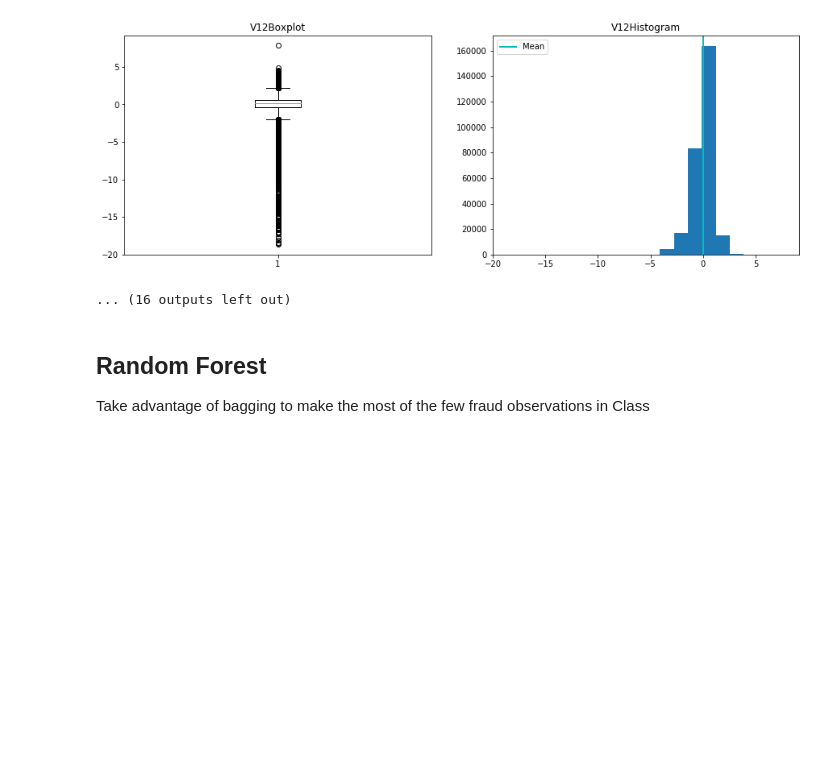
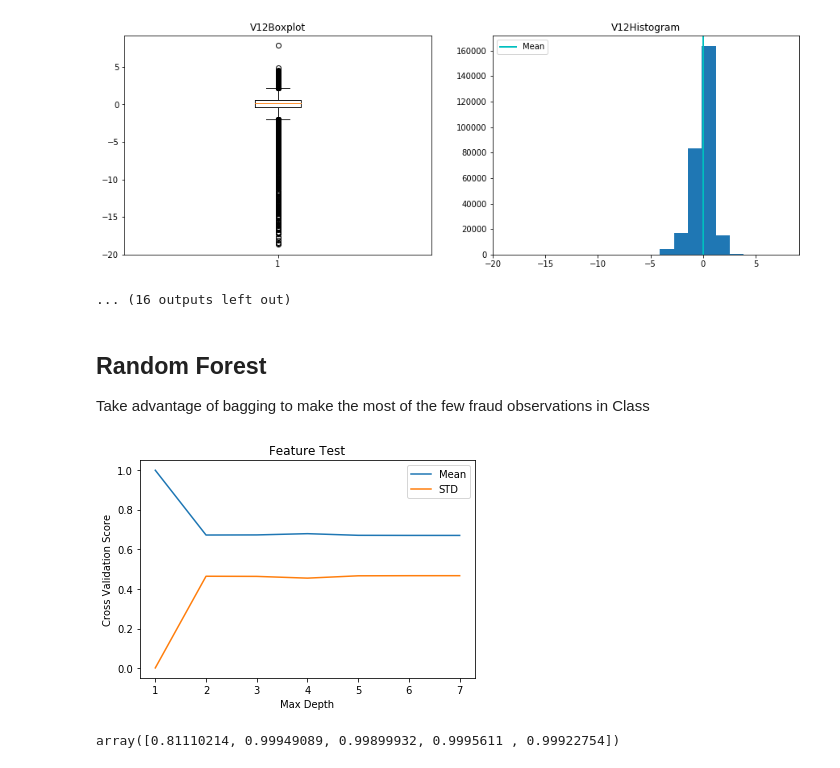
Before and after one commit to mbeckmanssf/Thinkful, a Jupyter notebook: Unit-3/6.1-CreditCardFraud.ipynb, the cells around one changed output. Drawn from its saved outputs; the diff is of its cells as text; code cells hidden in the pictures; blank space fills up the shorter version.

Commit message:
trying out random forest model

```diff
--- a/Unit-3/6.1-CreditCardFraud.ipynb
+++ b/Unit-3/6.1-CreditCardFraud.ipynb
@@ -156,28 +118,36 @@ Y = credit_card['Class']
 # %%
 #Test max_features
 
 tune_results = pd.DataFrame()
 
 def forest_feature_fit(feature):
     rfc = ensemble.RandomForestClassifier(
         max_features=feature
     )
-    score = cross_val_score(rfc, X, Y, cv=10)
+    score = cross_val_score(rfc, X, Y, cv=3)
     data = pd.DataFrame({"feature_number": [feature], "mean": [score.mean()], "std": [score.std()]})
     return data
 
 appended_data = []
 for i in range(7):
     result = forest_feature_fit(i + 1)
     appended_data.append(result)
 tune_results = pd.concat(appended_data, ignore_index=True)
 
 tune_results.loc[tune_results['std'] == tune_results['std'].min()]
 
 plt.plot(tune_results['feature_number'], tune_results['mean'], label="Mean")
 plt.plot(tune_results['feature_number'], tune_results['std'], label="STD")
 plt.xlabel('Max Depth')
 plt.ylabel('Cross Validation Score')
 plt.legend(loc='best')
 plt.title('Feature Test')
 plt.show()
+# %% [output]
+[figure, added]
+# %%
+rfc = ensemble.RandomForestClassifier(max_features=2)
+
+cross_val_score(rfc, X, Y, cv=5)
+# %% [output]
+array([0.81110214, 0.99949089, 0.99899932, 0.9995611 , 0.99922754])
```
Also changed, not shown: parts of 6 cells of this notebook.
